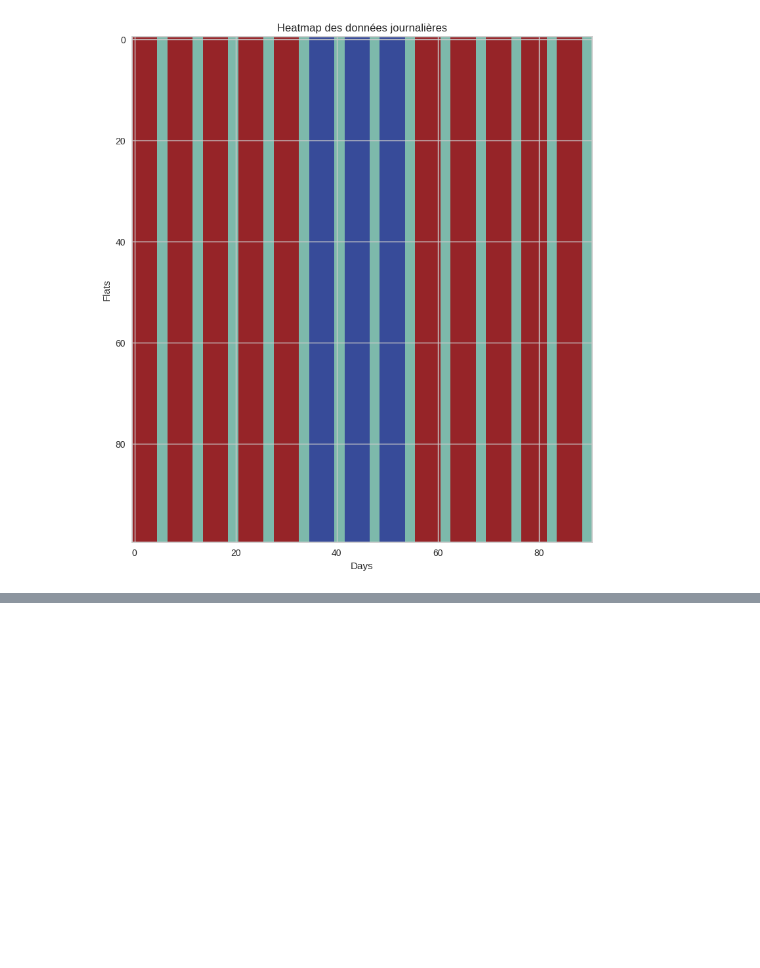
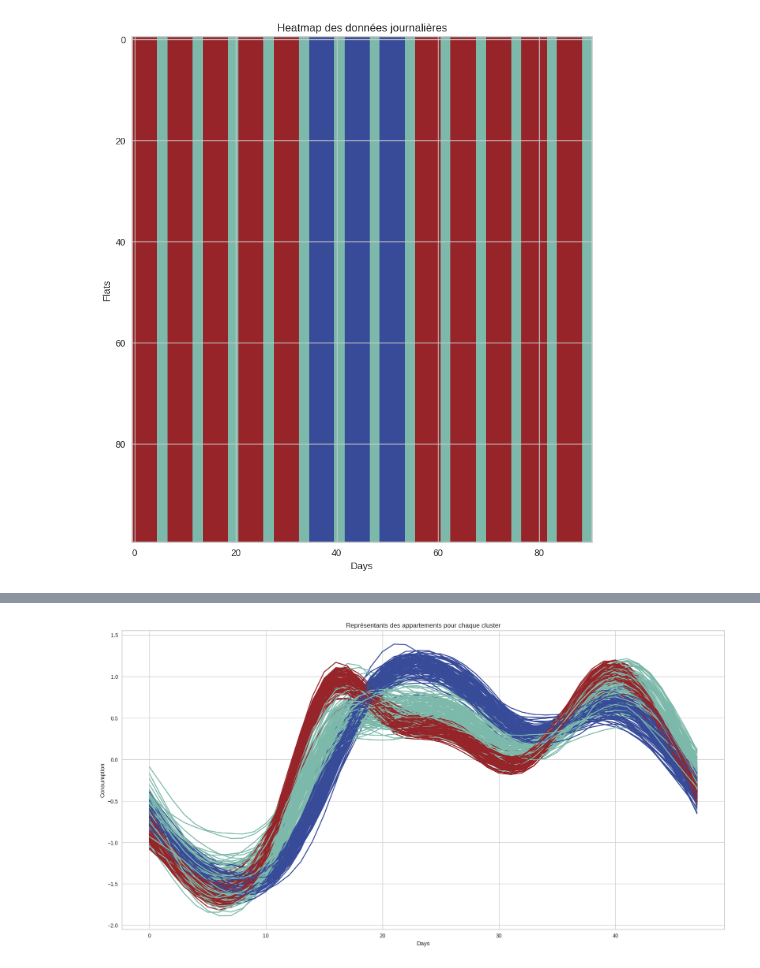
Before and after one commit to goamegah/Times-Series-Clustering, a Jupyter notebook: flat_energy_conso_cluster.ipynb, the cells around one changed output, grey strips where cells are left out. Cells and saved outputs as stored; diff of their text form; code cells hidden in the pictures; blank space fills up the shorter version.

```diff
--- a/flat_energy_conso_cluster.ipynb
+++ b/flat_energy_conso_cluster.ipynb
@@ -155,0 +244,22 @@ Text(0.5, 1.0, 'Heatmap des données journalières')
+# %%
+def plot_representatives(X, APPART, labels, n_clusters):
+    plt.figure(figsize=(20, 10))
+    colors = ['#962428', '#374b99', '#7db9ab', '#f4c542']  # Red, Blue, Green, Yellow
+
+    for appart in APPART[0].unique():
+        X_appart = X.loc[APPART[APPART[0] == appart].index]
+        for cluster in range(n_clusters):
+            X_appart_cluster = X_appart[labels == cluster]
+            cluster_mean = X_appart_cluster.mean()
+            plt.plot(cluster_mean, label=f'Appartement {appart} - Cluster {cluster}', color=colors[cluster % len(colors)])
+
+    plt.xlabel('Days')
+    plt.ylabel('Consumption')
+    plt.title('Représentants des appartements pour chaque cluster')
+    #plt.legend()
+    plt.show()
+
+# Tracer les représentants des appartements pour chaque cluster
+plot_representatives(X, APPART, clustering.labels_, n_clusters=3)
+# %% [output]
+[figure, added]
```
Also changed, not shown: parts of 23 cells of this notebook.
